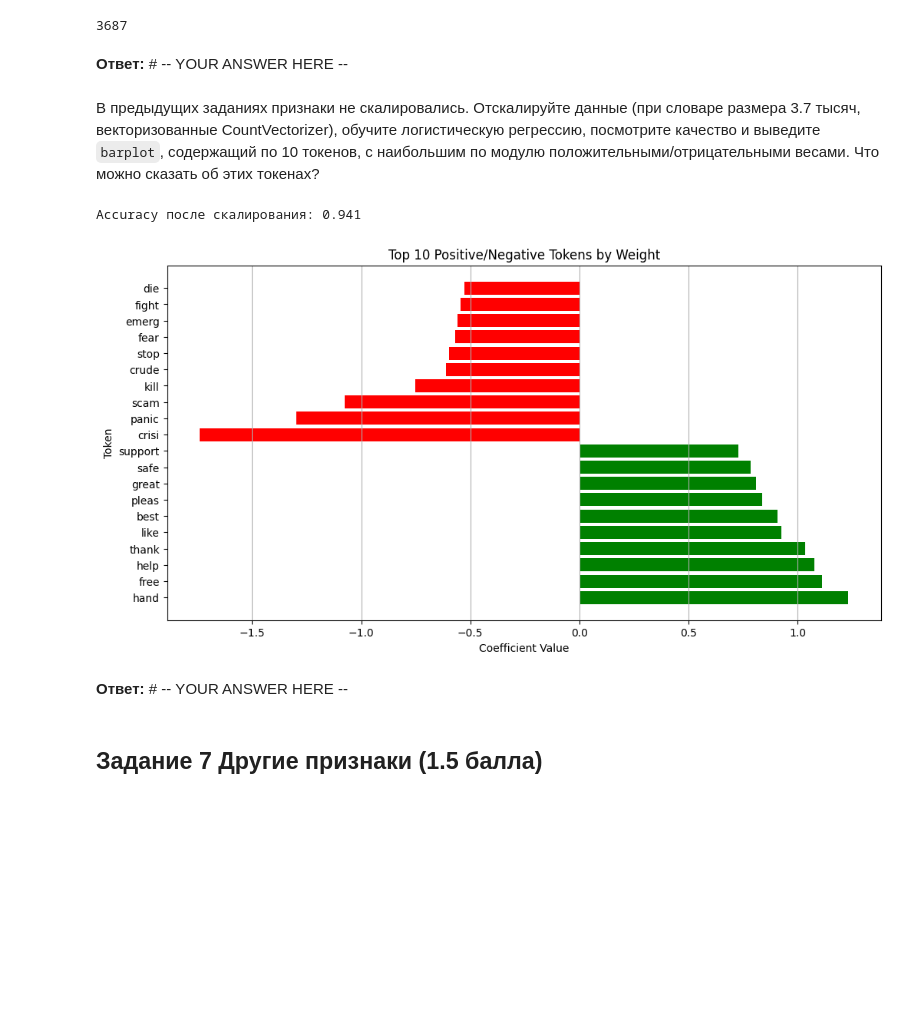
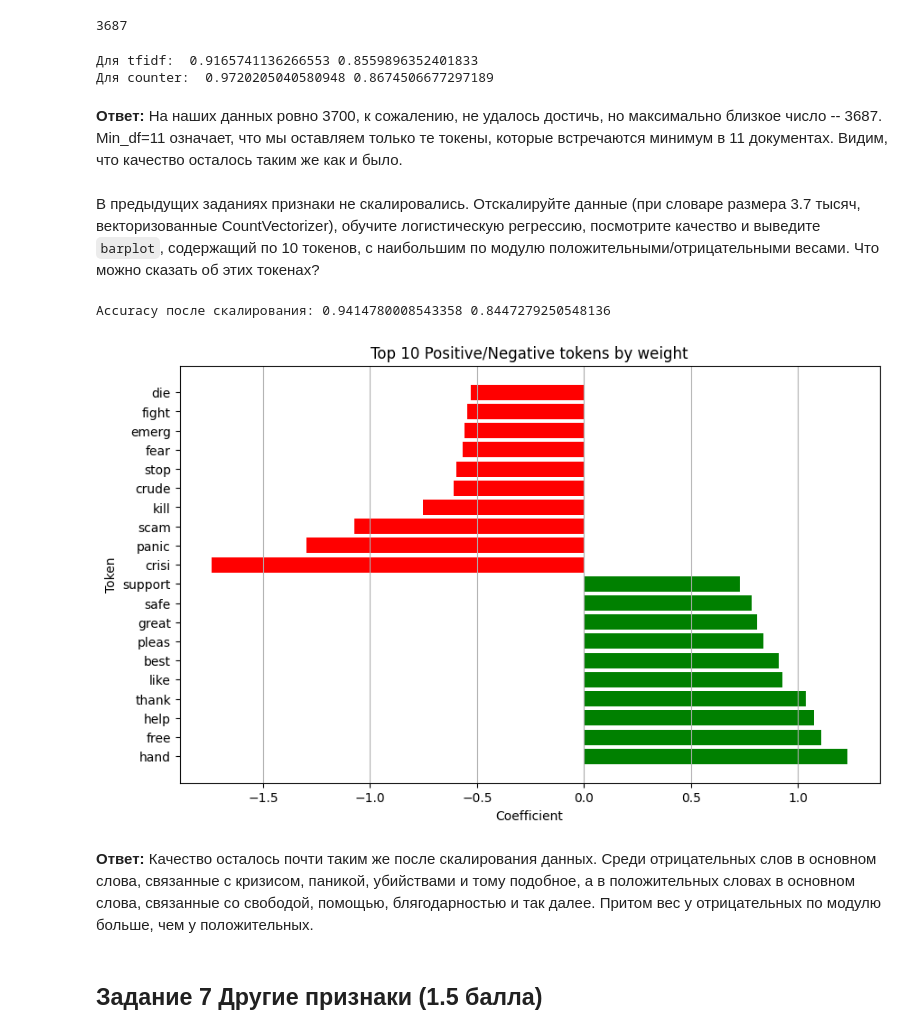
Before and after one commit to pixi2102/iad-intro-ds, a Jupyter notebook: _hw06_texts_ipynb.ipynb, the cells around one changed output. Saved outputs shown, nothing was run; the diff lists cells and outputs as text; code cells hidden in the pictures; blank space fills up the shorter version.

```diff
--- a/_hw06_texts_ipynb.ipynb
+++ b/_hw06_texts_ipynb.ipynb
@@ -416,7 +416,7 @@ print(f"Самый неважный токен: '{least_token}'")# -- YOUR CODE
 # %%
 from sklearn.feature_extraction.text import TfidfVectorizer
 tfidf = TfidfVectorizer(stop_words='english')
-train_tfidf = tfidf.fit_transform(train['OriginalTweet'])
+train_tfidf = tfidf.fit(train['OriginalTweet'])
 
 sample_tfidf = tfidf.transform([tweet])
 tokens = tfidf.get_feature_names_out()
@@ -595,42 +595,67 @@ print(len(cv_df.vocabulary_))
-# %% [markdown]
-**Ответ:** # -- YOUR ANSWER HERE --
+# %%
+train_vec= cv_df.fit_transform(train['OriginalTweet'])
+test_vec=cv_df.transform(test['OriginalTweet'])
+
+tfidf_matrix_train = tfidf.transform(train['OriginalTweet'])
+count_matrix_train = cv.transform(train['OriginalTweet'])
+tfidf_matrix_test = tfidf.transform(test['OriginalTweet'])
+count_matrix_test = cv.transform(test['OriginalTweet'])
+lr_tfidf = LogisticRegression(max_iter=1000)
+lr_tfidf.fit(tfidf_matrix_train, y_train)
+y_pred_tfidf_train = lr_tfidf.predict(tfidf_matrix_train)
+y_pred_tfidf_test = lr_tfidf.predict(tfidf_matrix_test)
+
+lr_count = LogisticRegression(max_iter=1000)
+lr_count.fit(count_matrix_train, y_train)
+y_pred_count_train = lr_count.predict(count_matrix_train)
+y_pred_count_test = lr_count.predict(count_matrix_test)
+print('Для tfidf: ',accuracy_score(y_train, y_pred_tfidf_train),accuracy_score(y_test, y_pred_tfidf_test))
+print('Для counter: ',accuracy_score(y_train, y_pred_count_train),accuracy_score(y_test, y_pred_count_test))
+# %% [output]
+Для tfidf:  0.9165741136266553 0.8559896352401833
+Для counter:  0.9720205040580948 0.8674506677297189
+# %% [markdown]
+**Ответ:** На наших данных ровно 3700, к сожалению, не удалось достичь, но максимально близкое число -- 3687. Min_df=11 означает, что мы оставляем только те токены, которые встречаются минимум в 11 документах. Видим, что качество осталось таким же как и было.
 # %% [markdown]
 В предыдущих заданиях признаки не скалировались. Отскалируйте данные (при словаре размера 3.7 тысяч, векторизованные CountVectorizer), обучите логистическую регрессию, посмотрите качество и выведите `barplot`, содержащий по 10 токенов, с наибольшим по модулю положительными/отрицательными весами. Что можно сказать об этих токенах?
 # %%
 from sklearn.preprocessing import StandardScaler
 train_vec = cv_df.fit_transform(train['OriginalTweet'])
+test_vec=cv_df.transform(test['OriginalTweet'])
 scaler = StandardScaler(with_mean=False)
 train_scaled = scaler.fit_transform(train_vec)
+test_scaled=scaler.transform(test_vec)
 
 model = LogisticRegression(max_iter=1000)
 model.fit(train_scaled, y_train)
-y_pred = model.predict(train_scaled)
-print(f"Accuracy после скалирования: {accuracy_score(y_train, y_pred):.3f}")
+y_pred_train = model.predict(train_scaled)
+y_pred_test= model.predict(test_scaled)
+print("Accuracy после скалирования:",accuracy_score(y_train, y_pred_train), accuracy_score(y_test, y_pred_test) )
 
 vocab = cv_df.get_feature_names_out()
 coefs = model.coef_[0]
 top_pos = np.argsort(coefs)[-10:][::-1]
 top_neg = np.argsort(coefs)[:10]
 df_weights = pd.DataFrame({
     'token': [vocab[i] for i in list(top_pos) + list(top_neg)],
     'weight': np.concatenate([coefs[top_pos], coefs[top_neg]]),
     'type': ['positive']*10 + ['negative']*10
 })
 
 
-plt.figure(figsize=(12, 6))
+plt.figure(figsize=(10, 6))
 colors = ['green' if t == 'positive' else 'red' for t in df_weights['type']]
 plt.barh(df_weights['token'], df_weights['weight'], color=colors)
-plt.title('Top 10 Positive/Negative Tokens by Weight')
-plt.xlabel('Coefficient Value')
+plt.title('Top 10 Positive/Negative tokens by weight')
+plt.xlabel('Coefficient')
 plt.ylabel('Token')
 plt.grid(axis='x')
 plt.show()
 # %% [output]
-Accuracy после скалирования: 0.941
+Accuracy после скалирования: 0.9414780008543358 0.8447279250548136
-[figure, old version]
+[figure, new version]
-# %% [markdown]
-**Ответ:** # -- YOUR ANSWER HERE --
+# %% [markdown]
+**Ответ:** Качество осталось почти таким же после скалирования данных. Среди отрицательных слов в основном слова, связанные с кризисом, паникой, убийствами и тому подобное, а в положительных словах в основном слова, связанные со свободой, помощью, блягодарностью и так далее. Притом вес у отрицательных по модулю больше, чем у положительных.
 # %% [markdown]
 ## Задание 7 Другие признаки (1.5 балла)
 # %% [markdown]
```
Also changed, not shown: parts of 46 cells of this notebook.
